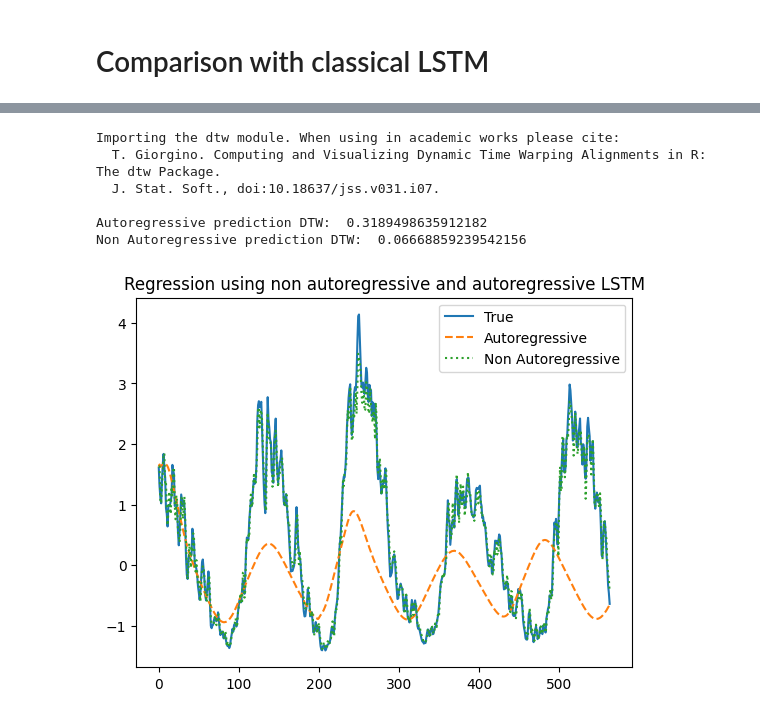
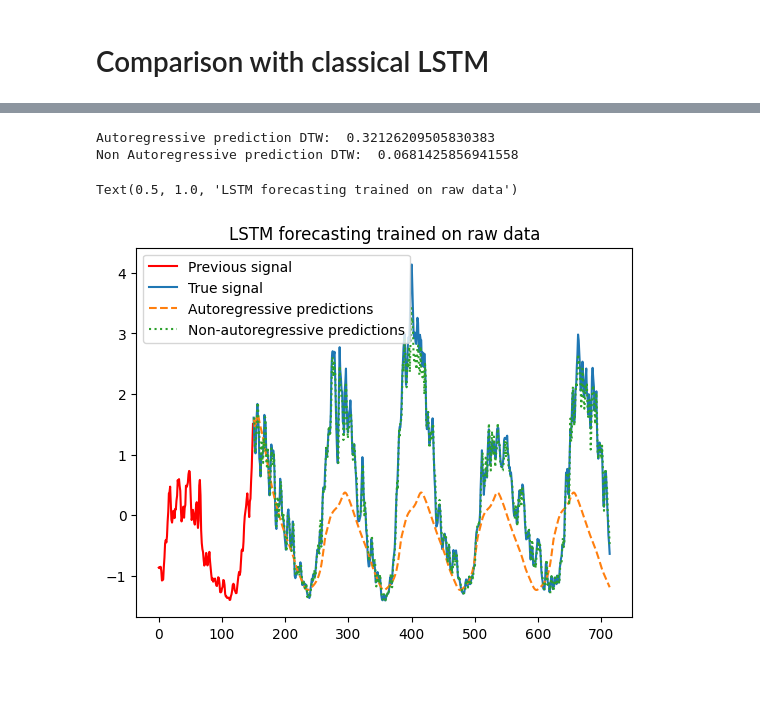
Before and after one commit to clementw168/abba-lstm, a Jupyter notebook: main.ipynb, the cells around one changed output, grey strips where cells are left out. Cells and saved outputs as stored; diff of their text form; code cells hidden in the pictures; blank space fills up the shorter version.

Commit message:
Add plots and clean the code

```diff
--- a/main.ipynb
+++ b/main.ipynb
@@ -188,7 +224,7 @@ test_split_ratio = 0.2
 sequence_length = 20
 
 
-abba = ABBA(increment_threshold=0.005, max_length=50, max_cluster_size=40)
+abba = ABBA(increment_threshold=0.01, max_length=10, max_cluster_size=100)
 
 standardized_time_series = abba.standardize(time_series)
 
@@ -263,15 +352,13 @@ Epoch 99 - Train Loss: 0.000 - Train Accuracy: 1.000 - Test Loss: 0.228 - Test A
 # %% [markdown]
 # Comparison with classical LSTM
 # %%
-import torch
-
 from src.forecasting.dataset import get_datasets_and_loaders
 
-batch_size = 64
+batch_size = 128
 
 
 test_split_ratio = 0.2
-sequence_length = 200
+sequence_length = 260
 
 standardized_time_series = abba.standardize(time_series)
 
@@ -346,41 +431,53 @@ Epoch 49 - Train Loss: 0.014 - Train MSE: 13.858 - Test Loss: 0.407 - Test MSE:
 # %%
-from torch.utils.data import Dataset
-from src.forecasting.training import forecast
-from dtw import dtw
-
-
-test_data = np.array([test_loader.dataset[i][1] for i in range(len(test_loader.dataset))])  # type: ignore
-
 model.to(torch.device("cpu"))
 
 autoregressive_predictions = forecast(
     model, test_loader.dataset, auto_regressive=True, abba=None
 )
 non_autoregressive_predictions = forecast(
     model, test_loader.dataset, auto_regressive=False, abba=None
 )
 
 print(
     "Autoregressive prediction DTW: ",
     dtw(autoregressive_predictions, raw_test).normalizedDistance,
 )
 print(
     "Non Autoregressive prediction DTW: ",
     dtw(non_autoregressive_predictions, raw_test).normalizedDistance,
 )
 
 
-plt.plot(raw_test, label="True")
-plt.plot(autoregressive_predictions, label="Autoregressive", linestyle="--")
-plt.plot(non_autoregressive_predictions, label="Non Autoregressive", linestyle=":")
-plt.title("Regression using non autoregressive and autoregressive LSTM")
-plt.legend()
-plt.show()
+plt.plot(raw_train[-150:], color="red")
+plt.plot(
+    np.arange(len(raw_train[-150:]), len(raw_train[-150:]) + len(raw_test)), raw_test
+)
+plt.plot(
+    np.arange(
+        len(raw_train[-150:]), len(raw_train[-150:]) + len(autoregressive_predictions)
+    ),
+    autoregressive_predictions,
+    linestyle="--",
+)
+plt.plot(
+    np.arange(
+        len(raw_train[-150:]),
+        len(raw_train[-150:]) + len(non_autoregressive_predictions),
+    ),
+    non_autoregressive_predictions,
+    linestyle=":",
+)
+plt.legend(
+    [
+        "Previous signal",
+        "True signal",
+        "Autoregressive predictions",
+        "Non-autoregressive predictions",
+    ]
+)
+plt.title("LSTM forecasting trained on raw data")
 # %% [output]
-Importing the dtw module. When using in academic works please cite:
-  T. Giorgino. Computing and Visualizing Dynamic Time Warping Alignments in R: The dtw Package.
-  J. Stat. Soft., doi:10.18637/jss.v031.i07.
-
-Autoregressive prediction DTW:  0.3189498635912182
-Non Autoregressive prediction DTW:  0.06668859239542156
+Autoregressive prediction DTW:  0.32126209505830383
+Non Autoregressive prediction DTW:  0.0681425856941558
+Text(0.5, 1.0, 'LSTM forecasting trained on raw data')
-[figure, old version]
+[figure, new version]
```
Also changed, not shown: parts of 11 cells of this notebook, 1 other file.
